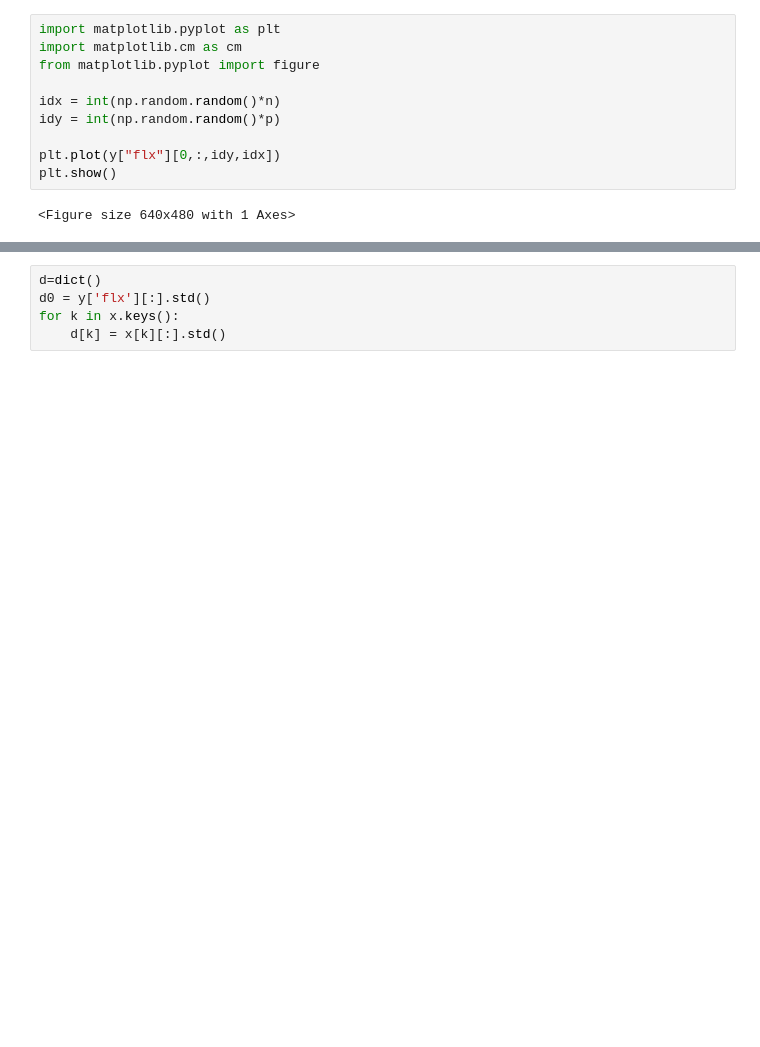
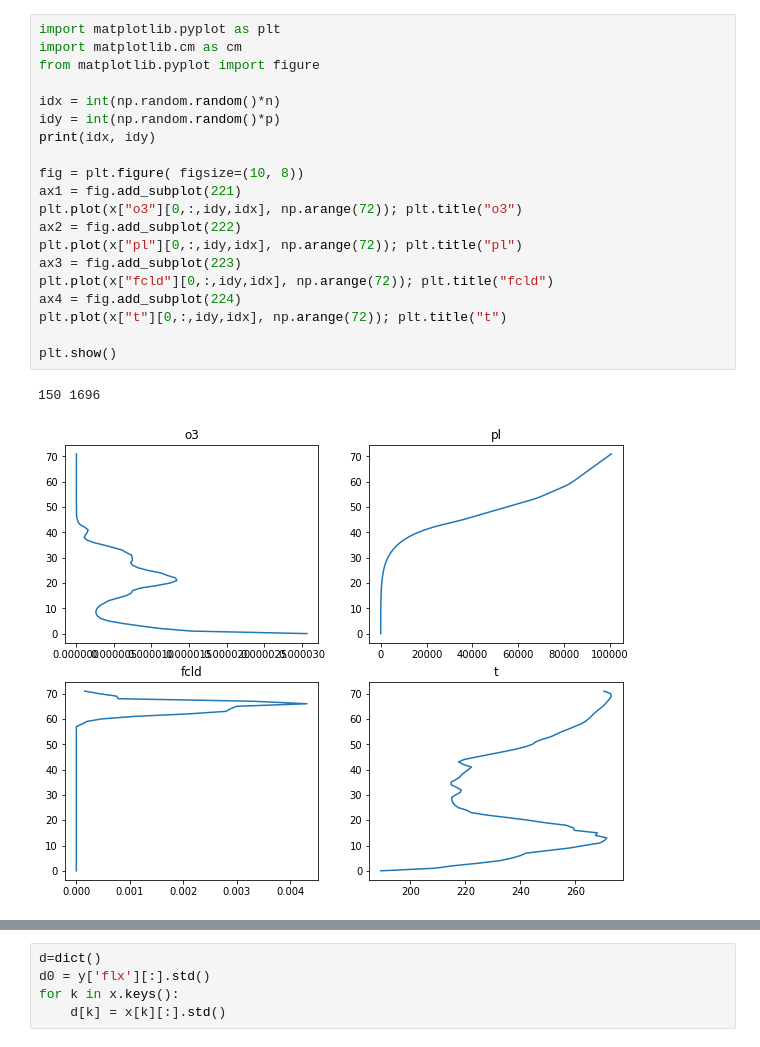
Before and after one commit to VIsh76/FLX_NN_emulation, a Jupyter notebook: DataChecking.ipynb, the cells around one changed output, grey strips where cells are left out. Drawn from its saved outputs; the diff is of its cells as text; blank space fills up the shorter version.

```diff
--- a/DataChecking.ipynb
+++ b/DataChecking.ipynb
@@ -31,12 +47,23 @@ ts (1, 4320, 720)
 # %%
 import matplotlib.pyplot as plt
 import matplotlib.cm as cm
 from matplotlib.pyplot import figure
 
 idx = int(np.random.random()*n)
 idy = int(np.random.random()*p)
+print(idx, idy)
 
-plt.plot(y["flx"][0,:,idy,idx])
+fig = plt.figure( figsize=(10, 8))
+ax1 = fig.add_subplot(221)
+plt.plot(x["o3"][0,:,idy,idx], np.arange(72)); plt.title("o3")
+ax2 = fig.add_subplot(222)
+plt.plot(x["pl"][0,:,idy,idx], np.arange(72)); plt.title("pl")
+ax3 = fig.add_subplot(223)
+plt.plot(x["fcld"][0,:,idy,idx], np.arange(72)); plt.title("fcld")
+ax4 = fig.add_subplot(224)
+plt.plot(x["t"][0,:,idy,idx], np.arange(72)); plt.title("t")
+
 plt.show()
 # %% [output]
-<Figure size 640x480 with 1 Axes>
+150 1696
+[figure, added]
```
Also changed, not shown: parts of 22 cells of this notebook, 9 other files.
